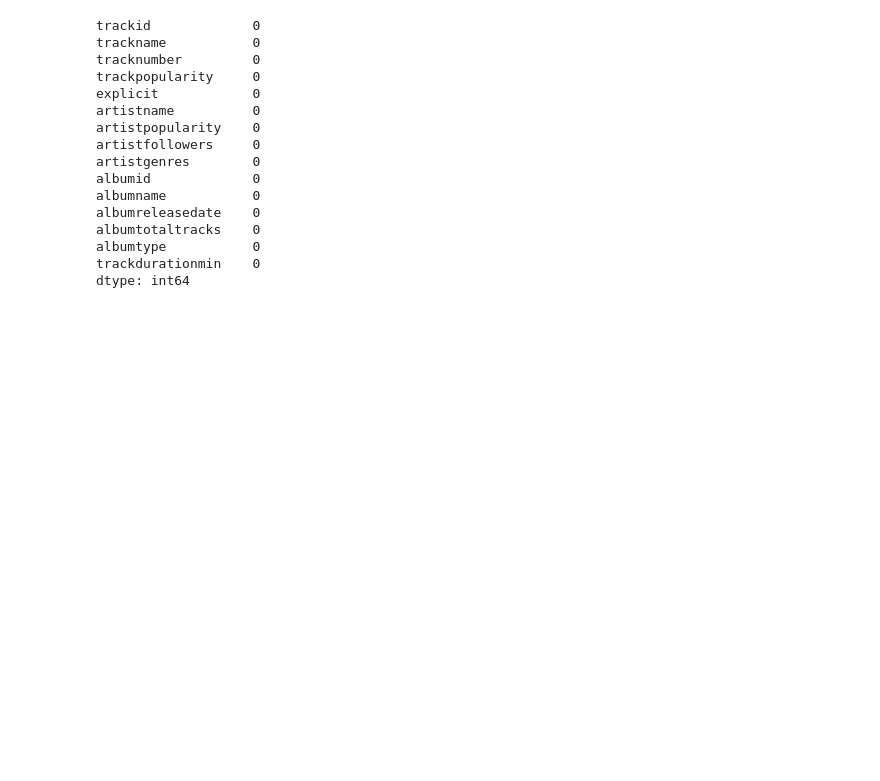
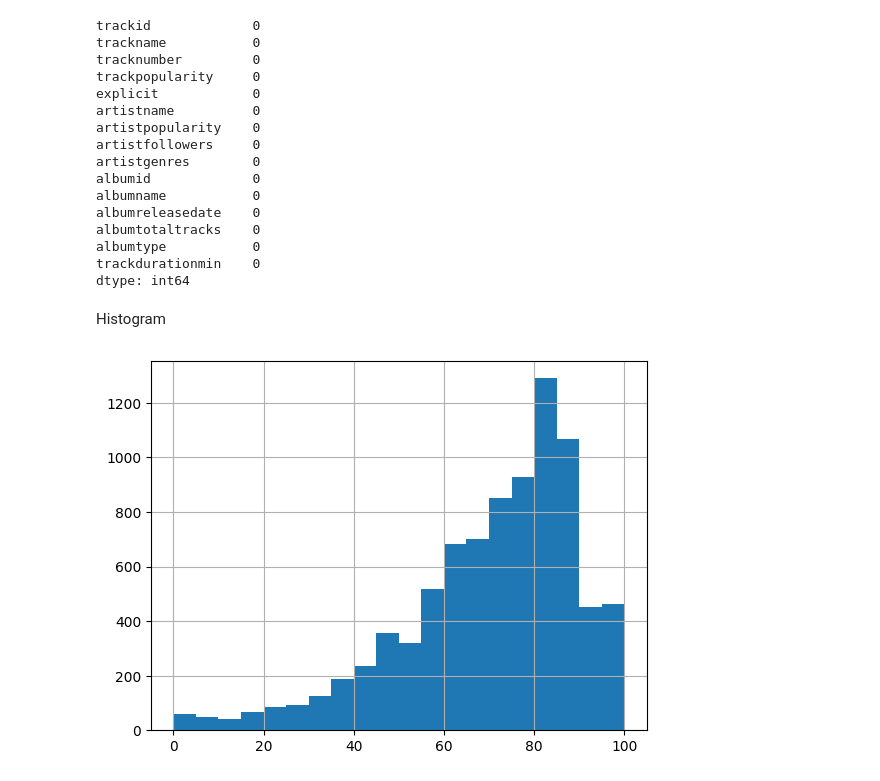
Before and after one commit to mikkiliavinash/python-eda-project, a Jupyter notebook: notebooks/03_day4_cleaning_visuals.ipynb, the cells around one changed output. Drawn from its saved outputs; the diff is of its cells as text; code cells hidden in the pictures; blank space fills up the shorter version.

Commit message:
Day 4: Cleaning and Basic Visualization

```diff
--- a/notebooks/03_day4_cleaning_visuals.ipynb
+++ b/notebooks/03_day4_cleaning_visuals.ipynb
@@ -93,3 +93,10 @@ albumtotaltracks    0
 albumtype           0
 trackdurationmin    0
 dtype: int64
+# %% [markdown]
+Histogram
+# %%
+df["artistpopularity"].hist(bins=20)
+plt.show()
+# %% [output]
+[figure, added]
```
Also changed, not shown: parts of 3 cells of this notebook.
